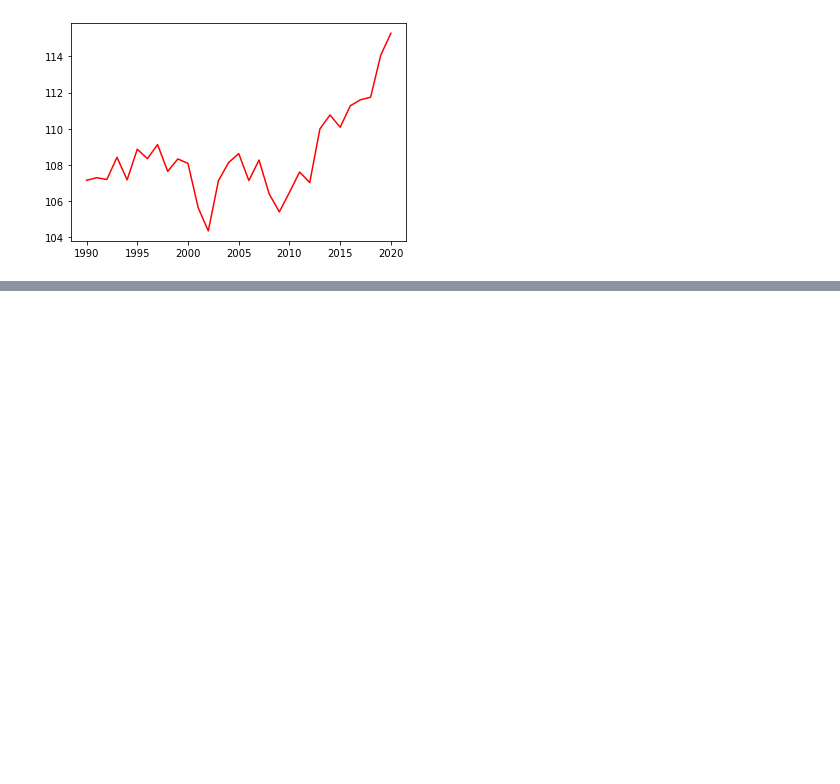
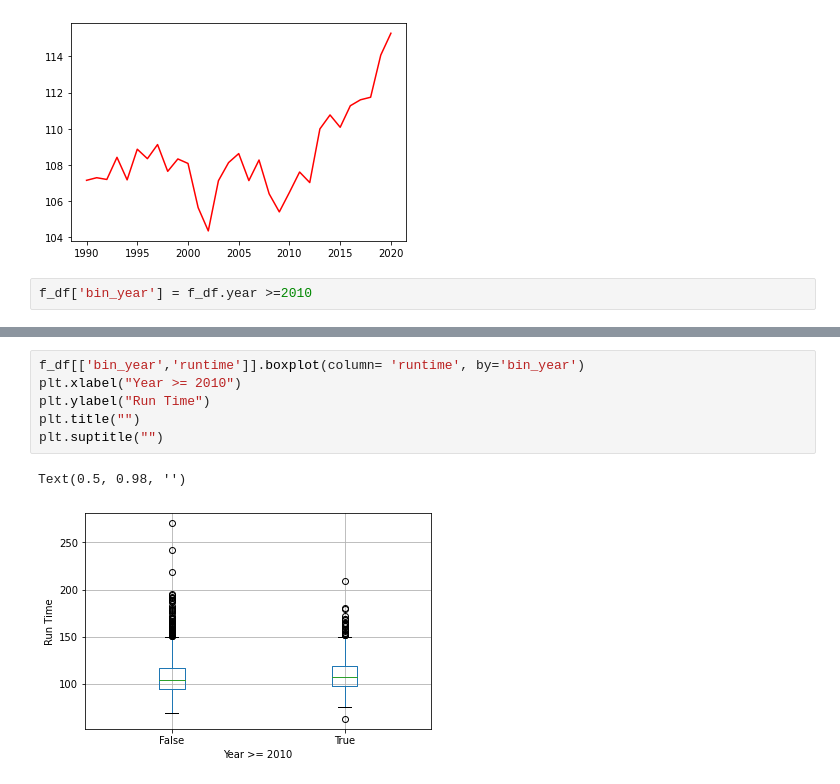
Before and after one commit to yashmanne/movies-analysis, a Jupyter notebook: Question 1 Analysis.ipynb, the cells around one changed output, grey strips where cells are left out. Drawn from its saved outputs; the diff is of its cells as text; blank space fills up the shorter version.

```diff
--- a/Question 1 Analysis.ipynb
+++ b/Question 1 Analysis.ipynb
@@ -103,3 +103,5 @@ plt.plot(f_df.groupby('year').runtime.mean(), color = 'red', label ="mean")
 # %% [output]
 [<matplotlib.lines.Line2D at 0x...>]
 [figure]
+# %%
+f_df['bin_year'] = f_df.year >=2010
@@ -105,0 +129,9 @@ plt.plot(f_df.groupby('year').runtime.mean(), color = 'red', label ="mean")
+# %%
+f_df[['bin_year','runtime']].boxplot(column= 'runtime', by='bin_year')
+plt.xlabel("Year >= 2010")
+plt.ylabel("Run Time")
+plt.title("")
+plt.suptitle("")
+# %% [output]
+Text(0.5, 0.98, '')
+[figure, added]
```
Also changed, not shown: parts of 3 cells of this notebook, 2 other files.
